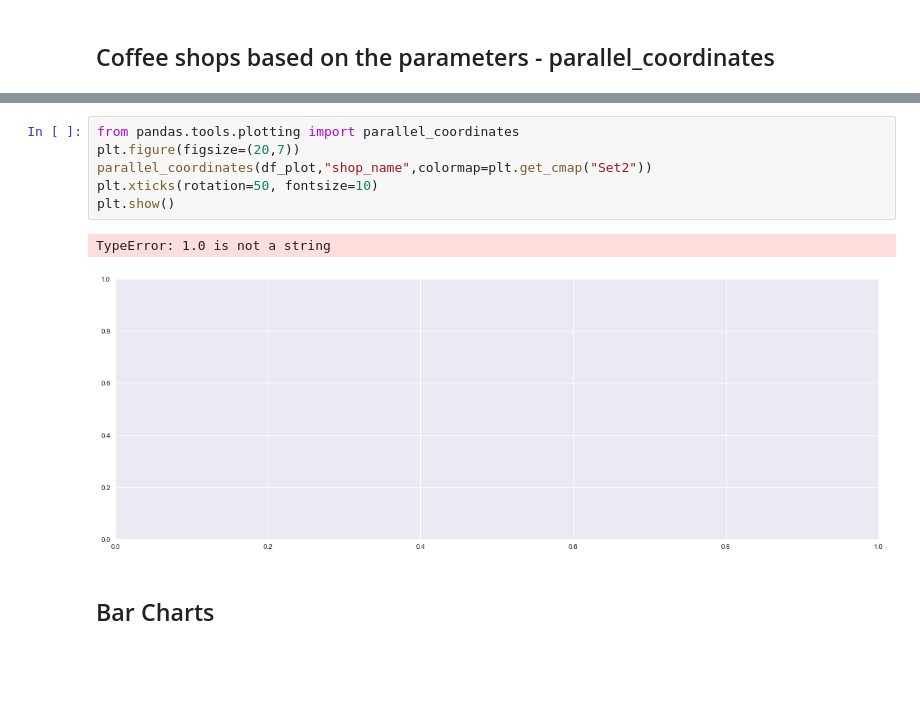
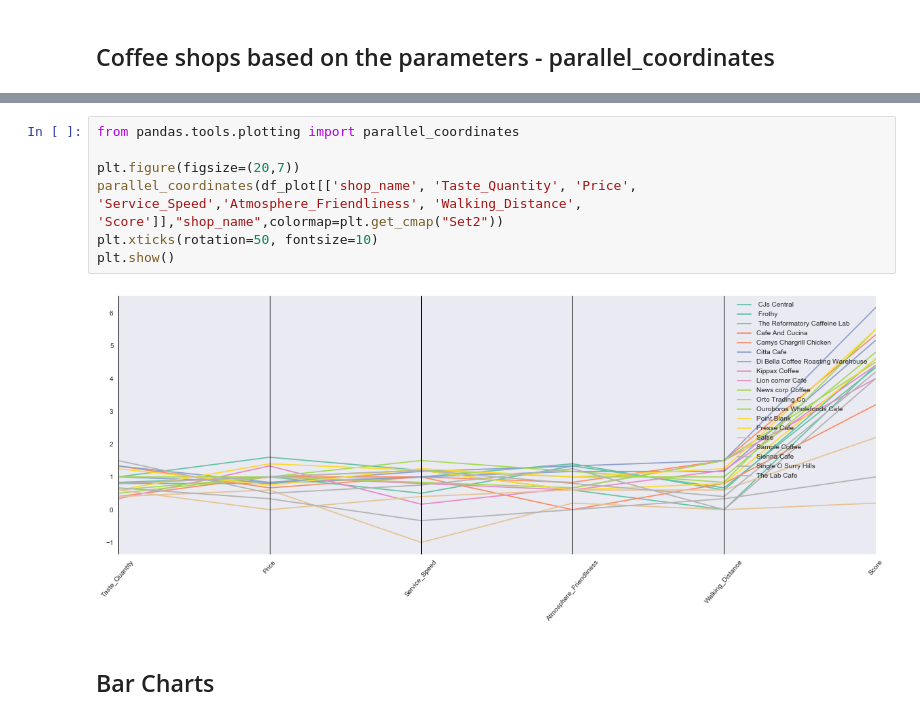
Before and after one commit to nsvram/coffee_club, a Jupyter notebook: coffee_club_data_processing.ipynb, the cells around one changed output, grey strips where cells are left out. Drawn from its saved outputs; the diff is of its cells as text; blank space fills up the shorter version.

```diff
--- a/coffee_club_data_processing.ipynb
+++ b/coffee_club_data_processing.ipynb
@@ -192,12 +204,12 @@ plt.show()
 # %%
 from pandas.tools.plotting import parallel_coordinates
+
 plt.figure(figsize=(20,7))
-parallel_coordinates(df_plot,"shop_name",colormap=plt.get_cmap("Set2"))
+parallel_coordinates(df_plot[['shop_name', 'Taste_Quantity', 'Price', 'Service_Speed','Atmosphere_Friendliness', 'Walking_Distance', 'Score']],"shop_name",colormap=plt.get_cmap("Set2"))
 plt.xticks(rotation=50, fontsize=10)
 plt.show()
 # %% [output]
-TypeError: 1.0 is not a string
-[figure, old version]
+[figure, new version]
 # %% [markdown]
 ## Bar Charts
 # %%
```
Also changed, not shown: parts of 15 cells of this notebook.
